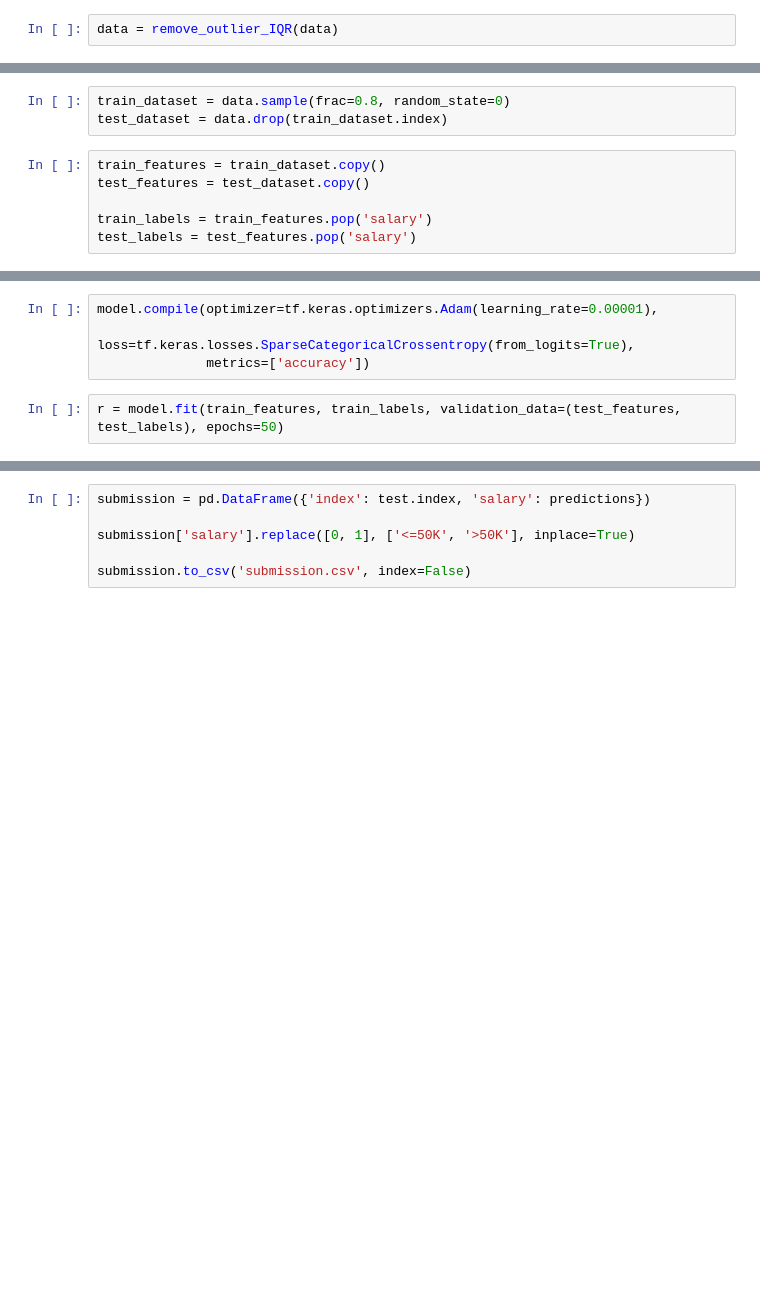
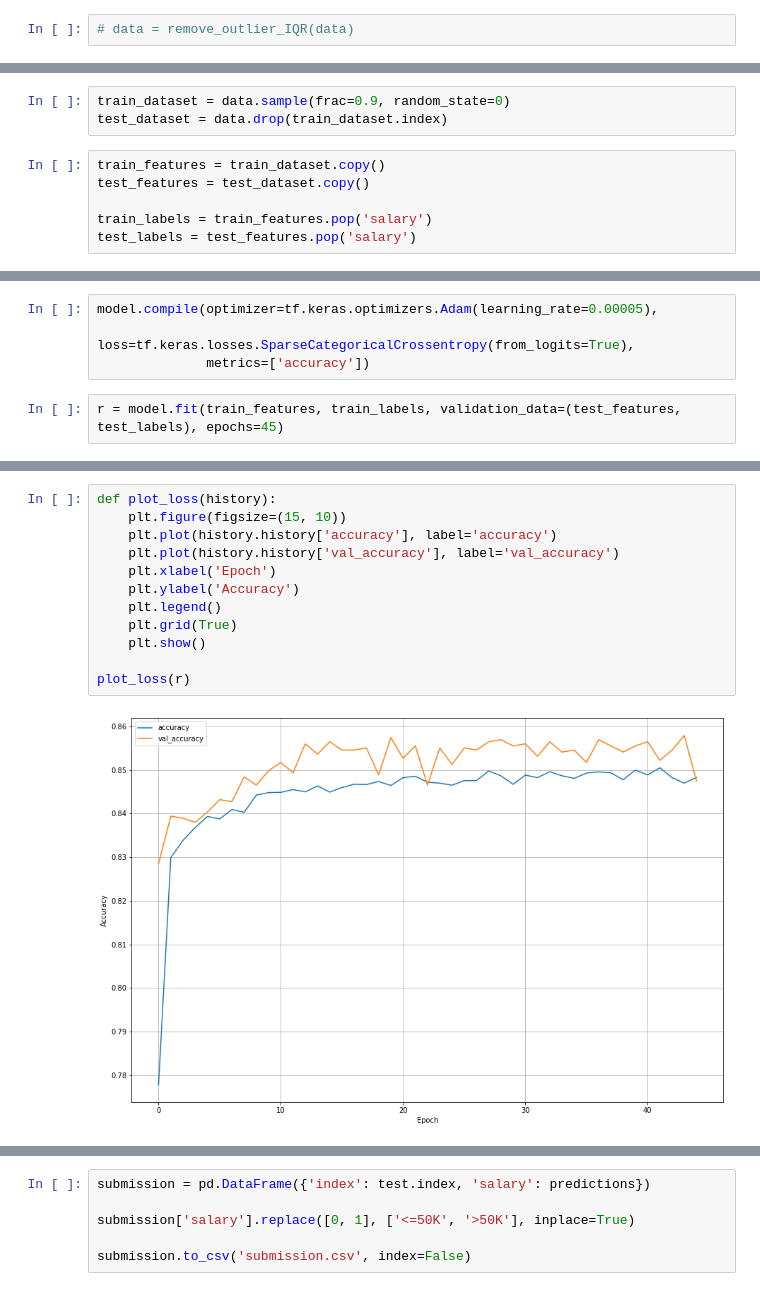
Before and after one commit to omarr-gamal/Employee-Salary-Prediction-ML-Project, a Jupyter notebook: project/predict.ipynb, the cells around one changed output, grey strips where cells are left out. Saved outputs shown, nothing was run; the diff lists cells and outputs as text; blank space fills up the shorter version.

```diff
--- a/project/predict.ipynb
+++ b/project/predict.ipynb
@@ -127,5 +265,5 @@ def remove_outlier_IQR(df):
     df_final_index=reduced_df[~((reduced_df<(Q1-1.5*IQR)) | (reduced_df>(Q3+1.5*IQR)))].index
     return data.loc[df_final_index.values]
 # %%
-data = remove_outlier_IQR(data)
+# data = remove_outlier_IQR(data)
 # %%
@@ -137,7 +275,7 @@ data = remove_outlier_IQR(data)
 # %%
 # data = data[(np.abs(stats.zscore(data)) < 3).all(axis=1)]
 # %%
-train_dataset = data.sample(frac=0.8, random_state=0)
+train_dataset = data.sample(frac=0.9, random_state=0)
 test_dataset = data.drop(train_dataset.index)
 # %%
 train_features = train_dataset.copy()
@@ -173,9 +318,9 @@ model = tf.keras.Sequential([
     tf.keras.layers.Dense(2)
 ])
 # %%
-model.compile(optimizer=tf.keras.optimizers.Adam(learning_rate=0.00001),
+model.compile(optimizer=tf.keras.optimizers.Adam(learning_rate=0.00005),
               loss=tf.keras.losses.SparseCategoricalCrossentropy(from_logits=True),
               metrics=['accuracy'])
 # %%
-r = model.fit(train_features, train_labels, validation_data=(test_features, test_labels), epochs=50)
+r = model.fit(train_features, train_labels, validation_data=(test_features, test_labels), epochs=45)
 # %% [output]
@@ -199,2 +344,16 @@ Epoch 50/50
+# %%
+def plot_loss(history):
+    plt.figure(figsize=(15, 10))
+    plt.plot(history.history['accuracy'], label='accuracy')
+    plt.plot(history.history['val_accuracy'], label='val_accuracy')
+    plt.xlabel('Epoch')
+    plt.ylabel('Accuracy')
+    plt.legend()
+    plt.grid(True)
+    plt.show()
+
+plot_loss(r)
+# %% [output]
+[figure, added]
 # %%
 test = pd.read_csv('test.csv')
```
Also changed, not shown: parts of 36 cells of this notebook, 4 other files.
